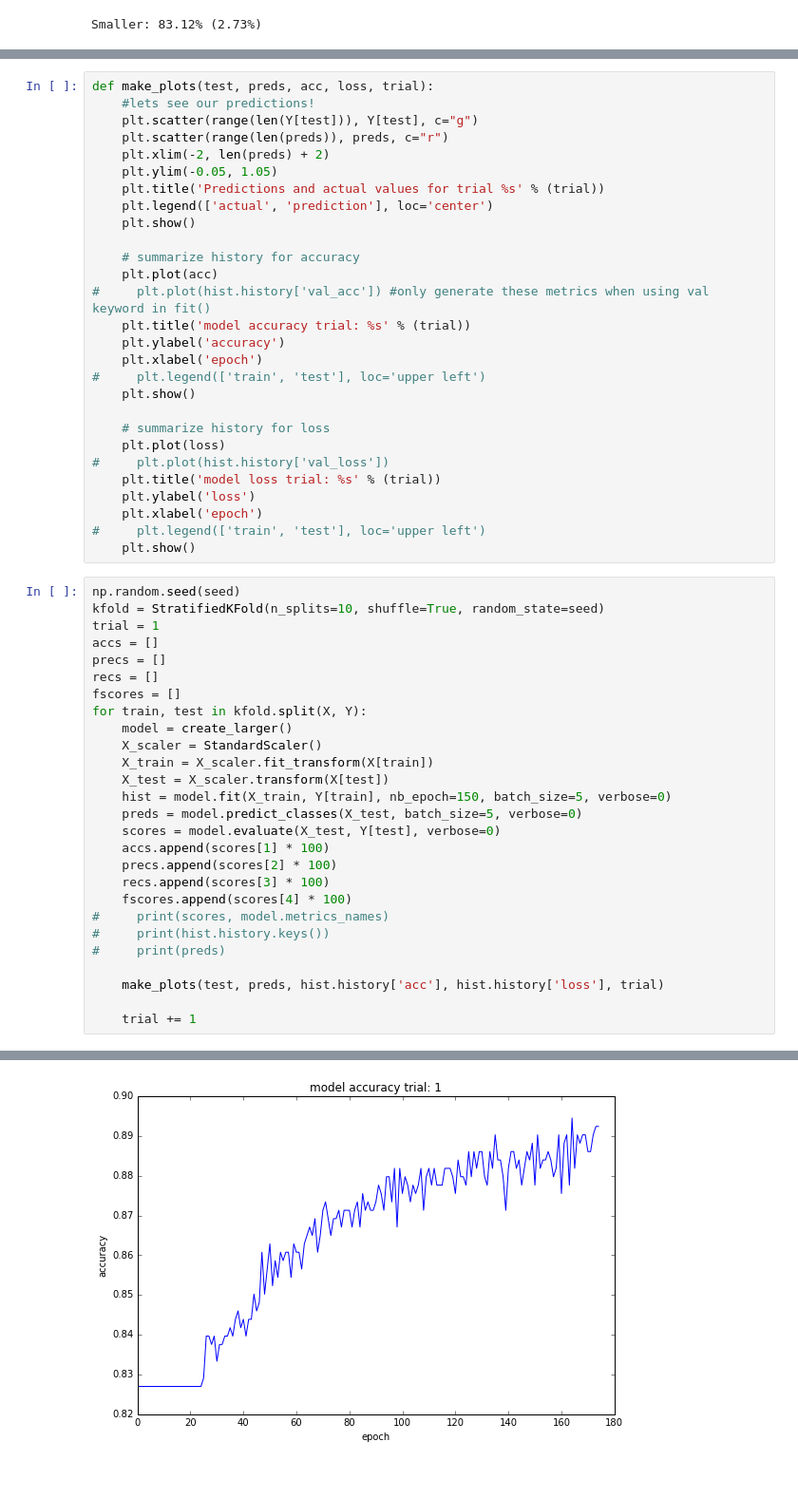
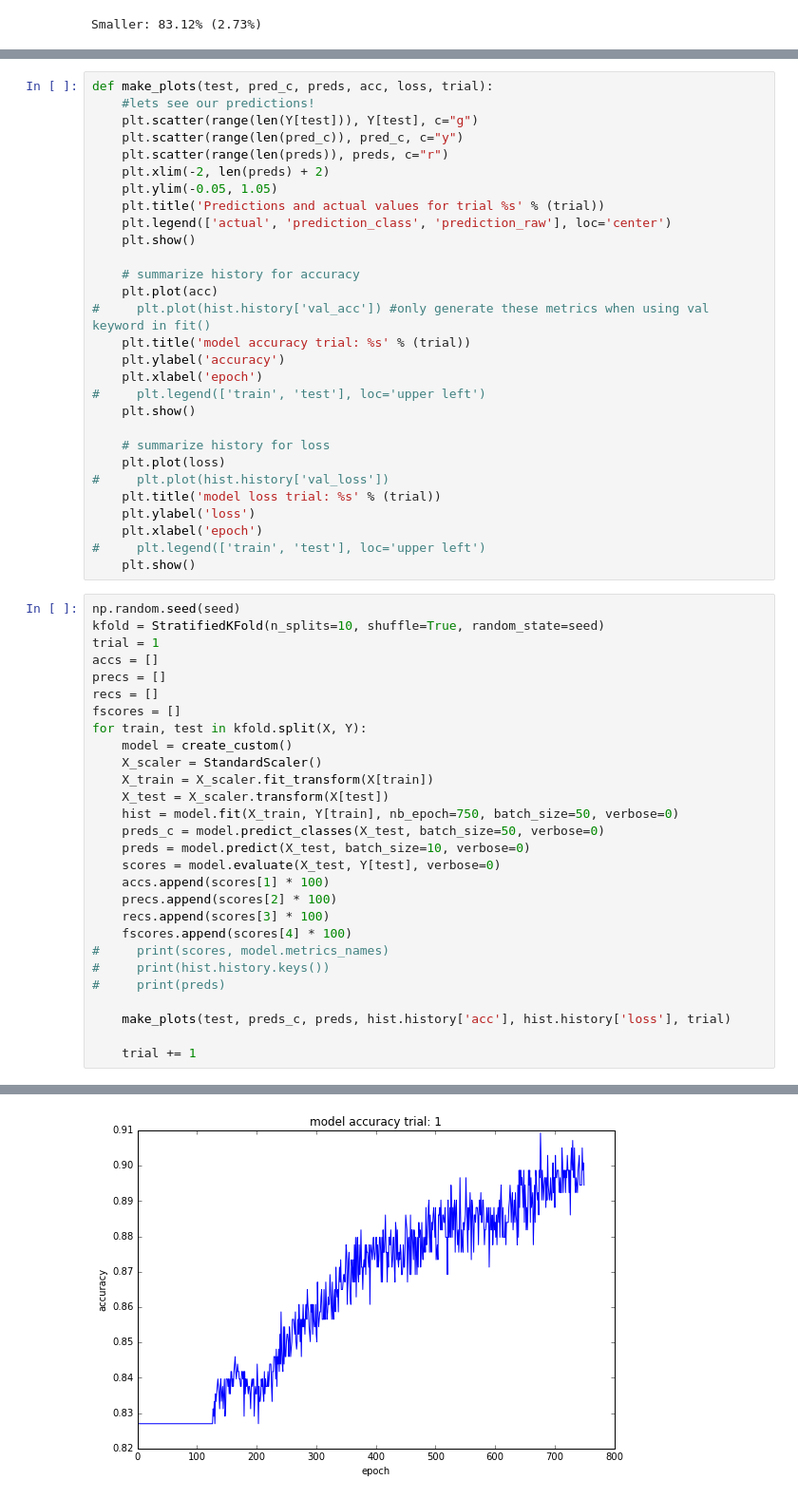
Before and after one commit to wtmenten/oscars, a Jupyter notebook: models/keras_example.ipynb, the cells around one changed output, grey strips where cells are left out. Shown at 95% size. Cells and saved outputs as stored; diff of their text form.

```diff
--- a/models/keras_example.ipynb
+++ b/models/keras_example.ipynb
@@ -123,13 +264,14 @@ Larger: 83.31% (2.77%)
 # to random chance and the earlier standardaziation of the inputs.
 # %%
-def make_plots(test, preds, acc, loss, trial):
+def make_plots(test, pred_c, preds, acc, loss, trial):
     #lets see our predictions!
     plt.scatter(range(len(Y[test])), Y[test], c="g")
+    plt.scatter(range(len(pred_c)), pred_c, c="y")
     plt.scatter(range(len(preds)), preds, c="r")
     plt.xlim(-2, len(preds) + 2)
     plt.ylim(-0.05, 1.05)
     plt.title('Predictions and actual values for trial %s' % (trial))
-    plt.legend(['actual', 'prediction'], loc='center')
+    plt.legend(['actual', 'prediction_class', 'prediction_raw'], loc='center')
     plt.show()
 
     # summarize history for accuracy
@@ -158,12 +300,13 @@ precs = []
 recs = []
 fscores = []
 for train, test in kfold.split(X, Y):
-    model = create_larger()
+    model = create_custom()
     X_scaler = StandardScaler()
     X_train = X_scaler.fit_transform(X[train])
     X_test = X_scaler.transform(X[test])
-    hist = model.fit(X_train, Y[train], nb_epoch=150, batch_size=5, verbose=0)
-    preds = model.predict_classes(X_test, batch_size=5, verbose=0)
+    hist = model.fit(X_train, Y[train], nb_epoch=750, batch_size=50, verbose=0)
+    preds_c = model.predict_classes(X_test, batch_size=50, verbose=0)
+    preds = model.predict(X_test, batch_size=10, verbose=0)
     scores = model.evaluate(X_test, Y[test], verbose=0)
     accs.append(scores[1] * 100)
     precs.append(scores[2] * 100)
@@ -173,7 +316,7 @@ for train, test in kfold.split(X, Y):
 #     print(hist.history.keys())
 #     print(preds)
 
-    make_plots(test, preds, hist.history['acc'], hist.history['loss'], trial)
+    make_plots(test, preds_c, preds, hist.history['acc'], hist.history['loss'], trial)
 
     trial += 1
 # %% [output]
@@ -181 +324 @@ for train, test in kfold.split(X, Y):
-[figure, old version]
+[figure, new version]
```
Also changed, not shown: parts of 12 cells of this notebook.
